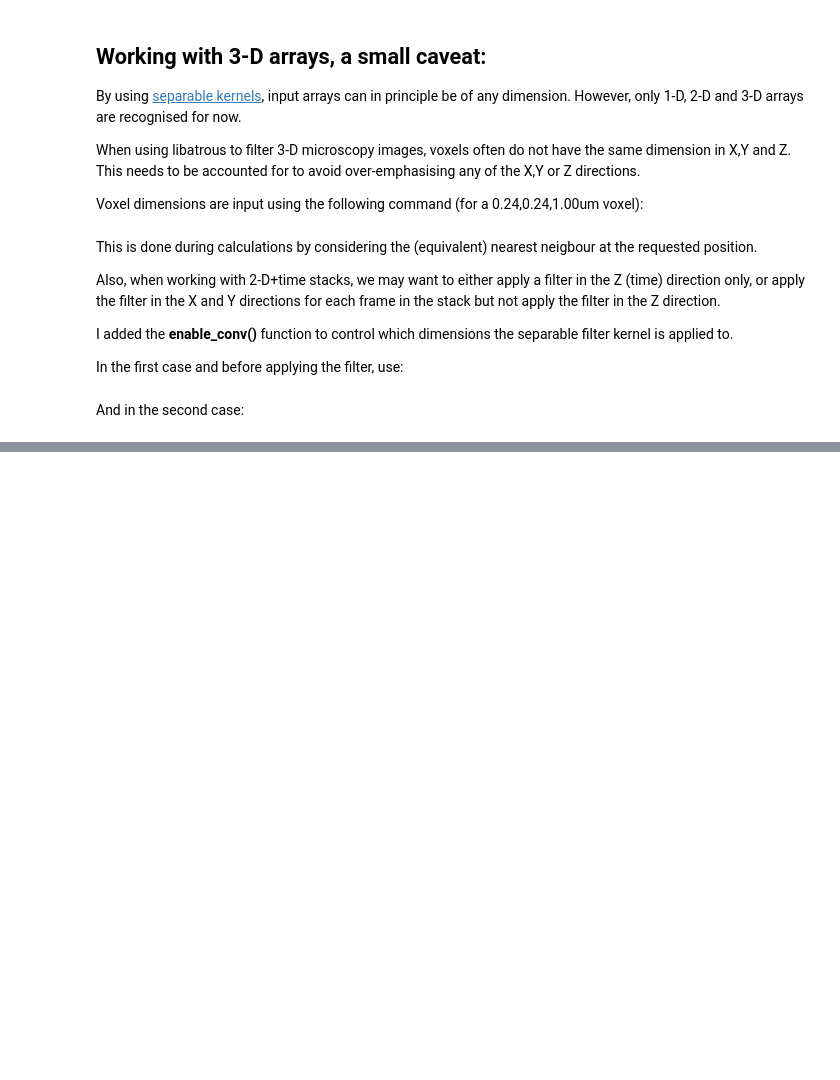
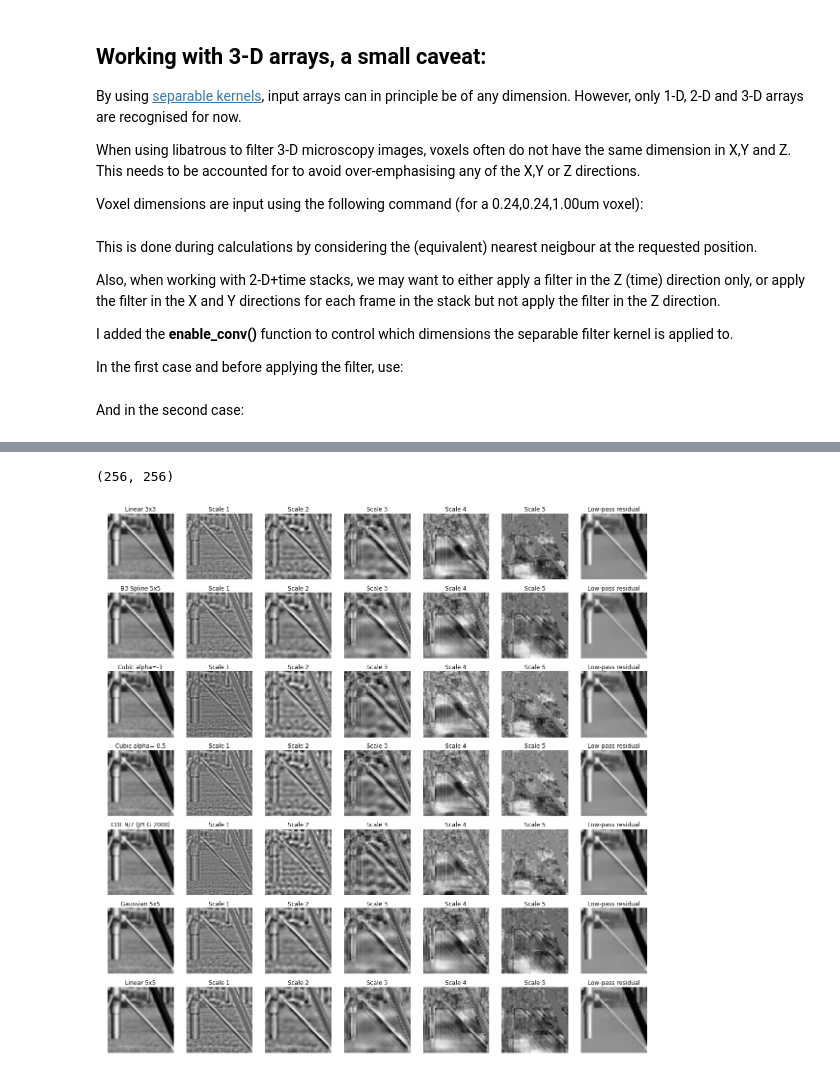
Before and after one commit to zindy/libatrous, a Jupyter notebook: GetStarted.ipynb, the cells around one changed output, grey strips where cells are left out. Drawn from its saved outputs; the diff is of its cells as text; code cells hidden in the pictures; blank space fills up the shorter version.

```diff
--- a/GetStarted.ipynb
+++ b/GetStarted.ipynb
@@ -159,0 +197,13 @@ libatrous.enable_conv(1,1,0)
+# %%
+def get_scales_ea(input_array, nscales, kernel, sigmar, alpha):
+    scales = []
+    max_input = int(np.amax(input_array))
+    sigmar = sigmar * max_input
+    lowpass = input_array.astype(np.float32)
+    for i in range(nscales):
+        dmap = libatrous.get_dmap(i,nscales,sigmar,alpha,max_input)
+        bandpass,lowpass = libatrous.iterscale_ea(lowpass,kernel,dmap,i)
+        scales.append(bandpass)
+
+    scales.append(lowpass)
+    return scales
@@ -159,0 +213,36 @@ libatrous.enable_conv(1,1,0)
+# %%
+import scipy.ndimage
+cameraman = scipy.ndimage.imread("cameraman.png")
+print cameraman.shape
+# %% [output]
+(256, 256)
+# %%
+nscales = 5
+
+kernel_names = libatrous.get_names()
+n_kernel = len(kernel_names)
+
+fig, subplots = plt.subplots(n_kernel,nscales+2)
+
+sigmar = 0.2
+alpha = 2
+
+for j in range(n_kernel):
+
+    kernel = libatrous.get_kernel(j)
+    scales = [cameraman]+get_scales_ea(cameraman,nscales,kernel,sigmar,alpha)
+
+    for i in range(nscales+2):
+        if i == 0:
+            title = kernel_names[j]
+        elif i == nscales+1:
+            title = "Low-pass residual"
+        else:
+            title = "Scale %d" % (i)
+
+        ax = subplots[j][i]
+        ax.imshow(scales[i][160:210,128:178],cmap='gray')
+        ax.set_axis_off()
+        ax.set_title(title)
+# %% [output]
+[figure, added]
```
Also changed, not shown: parts of 5 cells of this notebook, 3 other files.
